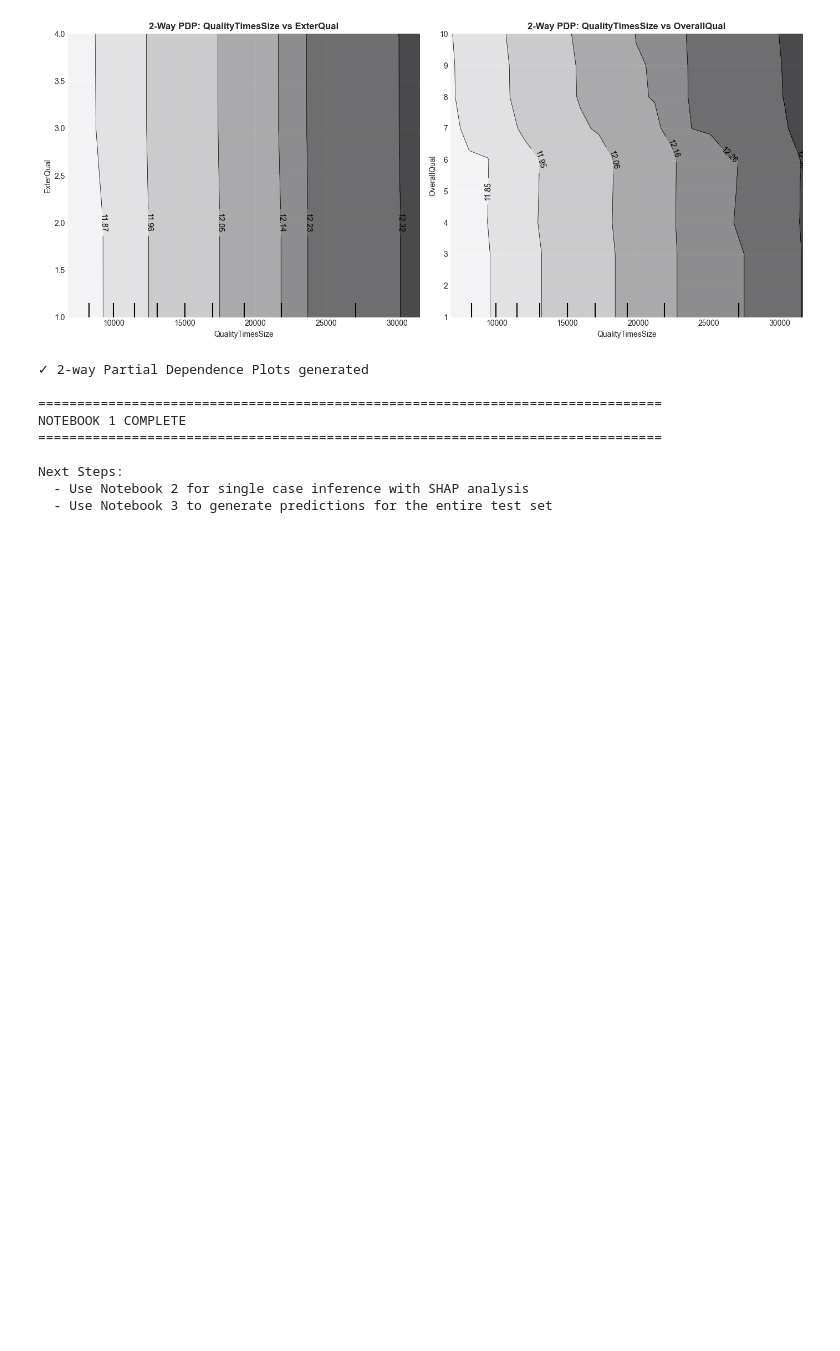
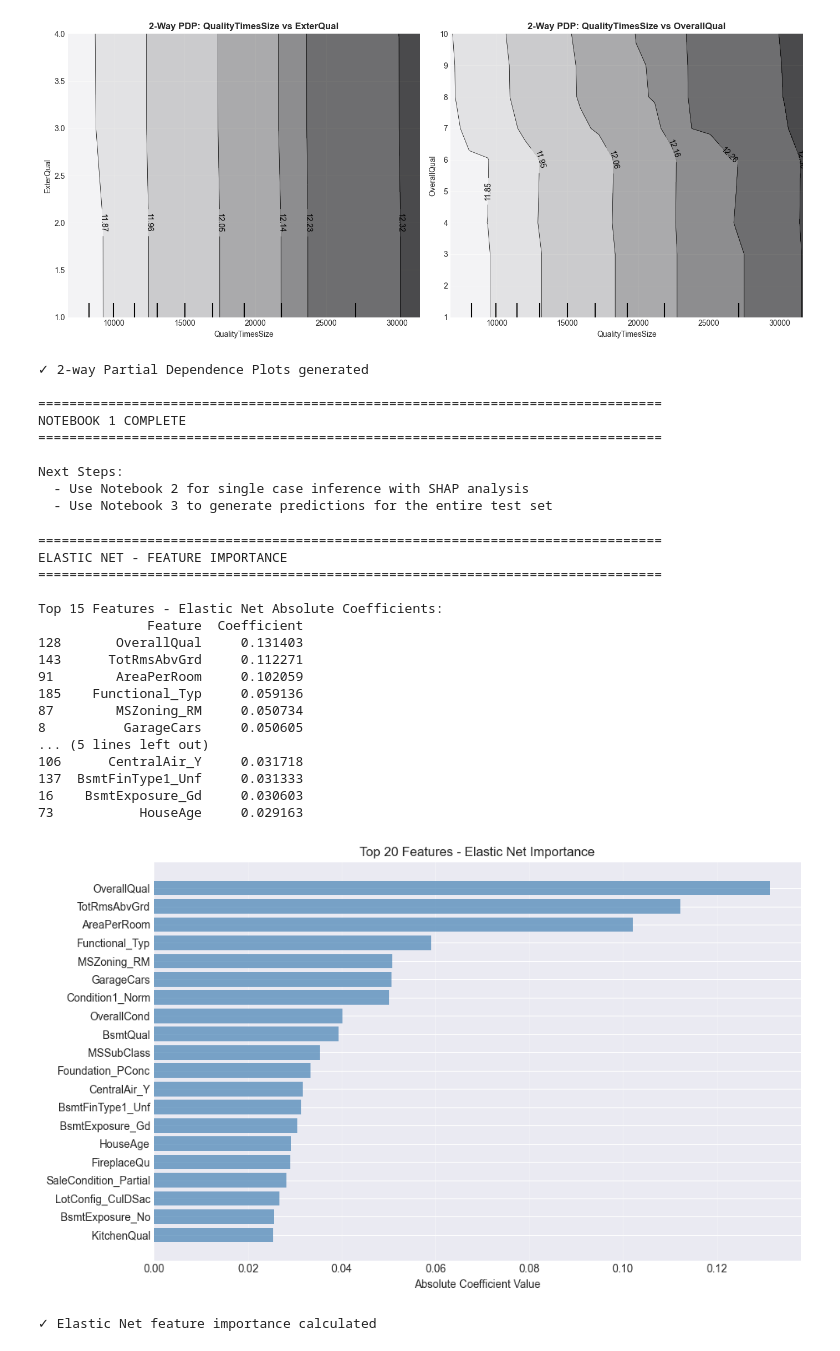
Before and after one commit to hoa2004st/House-Price-in-Ames-Prediction-and-Explaination, a Jupyter notebook: 1_EDA_FeatureEngineering_ModelTraining_PDP.ipynb, the cells around one changed output. Saved outputs shown, nothing was run; the diff lists cells and outputs as text; code cells hidden in the pictures; blank space fills up the shorter version.

```diff
--- a/1_EDA_FeatureEngineering_ModelTraining_PDP.ipynb
+++ b/1_EDA_FeatureEngineering_ModelTraining_PDP.ipynb
@@ -924,3 +924,50 @@ NOTEBOOK 1 COMPLETE
 Next Steps:
   - Use Notebook 2 for single case inference with SHAP analysis
   - Use Notebook 3 to generate predictions for the entire test set
+# %%
+# Elastic Net Feature Importance (from coefficients)
+print("\n" + "="*80)
+print("ELASTIC NET - FEATURE IMPORTANCE")
+print("="*80)
+
+elastic_coef = pd.DataFrame({
+    'Feature': X_train.columns,
+    'Coefficient': np.abs(best_elastic.coef_)
+}).sort_values('Coefficient', ascending=False)
+
+print("\nTop 15 Features - Elastic Net Absolute Coefficients:")
+print(elastic_coef.head(15))
+
+# Visualize feature importance
+plt.figure(figsize=(10, 6))
+top_20_elastic = elastic_coef.head(20)
+plt.barh(range(len(top_20_elastic)), top_20_elastic['Coefficient'], color='steelblue', alpha=0.7)
+plt.yticks(range(len(top_20_elastic)), top_20_elastic['Feature'])
+plt.xlabel('Absolute Coefficient Value')
+plt.title('Top 20 Features - Elastic Net Importance')
+plt.gca().invert_yaxis()
+plt.grid(axis='x', alpha=0.3)
+plt.tight_layout()
+plt.show()
+
+print("✓ Elastic Net feature importance calculated")
+# %% [output]
+================================================================================
+ELASTIC NET - FEATURE IMPORTANCE
+================================================================================
+
+Top 15 Features - Elastic Net Absolute Coefficients:
+              Feature  Coefficient
+128       OverallQual     0.131403
+143      TotRmsAbvGrd     0.112271
+91        AreaPerRoom     0.102059
+185    Functional_Typ     0.059136
+87        MSZoning_RM     0.050734
+8          GarageCars     0.050605
+... (5 lines left out)
+106      CentralAir_Y     0.031718
+137  BsmtFinType1_Unf     0.031333
+16    BsmtExposure_Gd     0.030603
+73           HouseAge     0.029163
+[figure, added]
+✓ Elastic Net feature importance calculated
```
Also changed, not shown: parts of 2 cells of this notebook, 2 other files.
